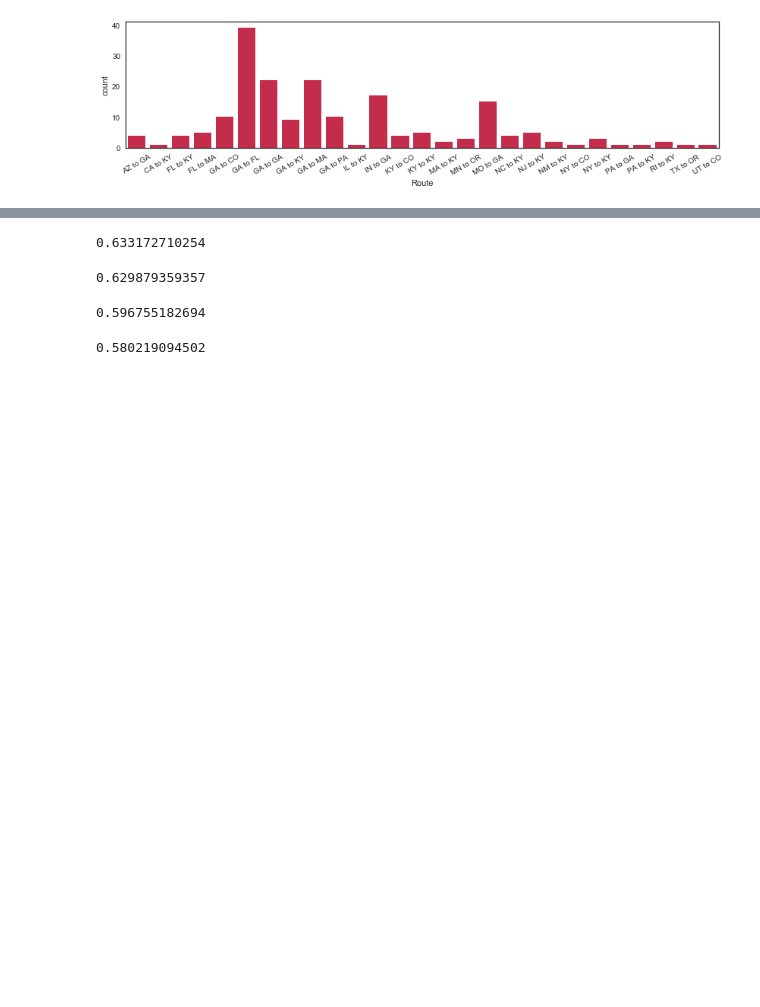
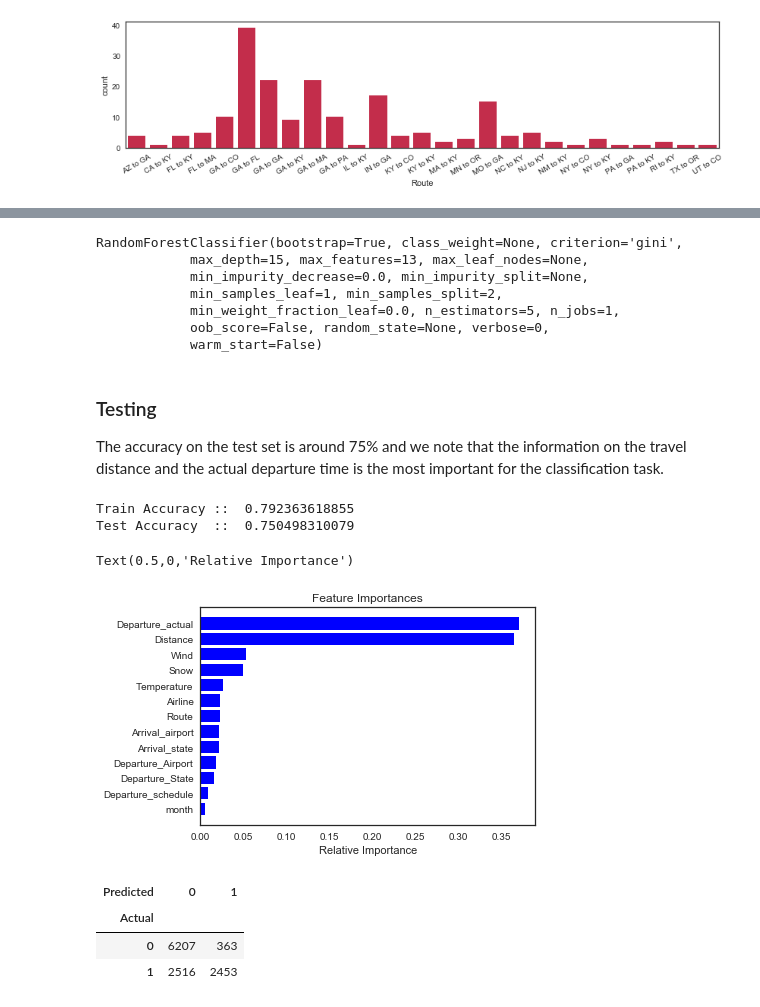
Before and after one commit to alemelis/airplanes, a Jupyter notebook: src/airplanes.ipynb, the cells around one changed output, grey strips where cells are left out. Saved outputs shown, nothing was run; the diff lists cells and outputs as text; code cells hidden in the pictures; blank space fills up the shorter version.

```diff
--- a/src/airplanes.ipynb
+++ b/src/airplanes.ipynb
@@ -319,35 +322,46 @@ X_train, X_test, y_train, y_test = train_test_split(x, y, test_size=.5, random_s
 # %%
-clf = RandomForestClassifier(max_depth=50, n_estimators=10, max_features=X_train.shape[1])
+from sklearn.ensemble import RandomForestClassifier
+
+clf = RandomForestClassifier(max_depth=15, n_estimators=5, max_features=X_train.shape[1])
 clf.fit(X_train, y_train)
-print(clf.score(X_test, y_test))
 # %% [output]
-0.633172710254
+RandomForestClassifier(bootstrap=True, class_weight=None, criterion='gini',
+            max_depth=15, max_features=13, max_leaf_nodes=None,
+            min_impurity_decrease=0.0, min_impurity_split=None,
+            min_samples_leaf=1, min_samples_split=2,
+            min_weight_fraction_leaf=0.0, n_estimators=5, n_jobs=1,
+            oob_score=False, random_state=None, verbose=0,
+            warm_start=False)
-# %%
-clf = DecisionTreeClassifier(max_depth=50)
-clf.fit(X_train, y_train)
-print(clf.score(X_test, y_test))
-# %% [output]
-0.629879359357
-# %%
-# KNeighborsClassifier(3),
-# SVC(kernel="linear", C=0.025),
-# SVC(gamma=2, C=1),
-# GaussianProcessClassifier(1.0 * RBF(1.0)),
-# DecisionTreeClassifier(max_depth=5),
-# RandomForestClassifier(max_depth=5, n_estimators=10, max_features=1),
-# MLPClassifier(alpha=1),
-# AdaBoostClassifier(),
-# GaussianNB(),
-# QuadraticDiscriminantAnalysis()]
-
-clf = KNeighborsClassifier(5)
-clf.fit(X_train, y_train)
-print(clf.score(X_test, y_test))
-# %% [output]
-0.596755182694
-# %%
-clf = MLPClassifier(alpha=1)
-clf.fit(X_train, y_train)
-print(clf.score(X_test, y_test))
-# %% [output]
-0.580219094502
+# %% [markdown]
+### Testing
+
+The accuracy on the test set is around 75% and we note that the information on the travel distance and the actual departure time is the most important for the classification task.
+# %%
+from sklearn.metrics import accuracy_score
+
+pred = clf.predict(X_test)
+
+print("Train Accuracy :: ", accuracy_score(y_train, clf.predict(X_train)))
+print("Test Accuracy  :: ", accuracy_score(y_test, pred))
+# %% [output]
+Train Accuracy ::  0.792363618855
+Test Accuracy  ::  0.750498310079
+# %%
+fimp = clf.feature_importances_
+indices = np.argsort(fimp)
+
+plt.title('Feature Importances')
+plt.barh(range(len(indices)), fimp[indices], color='b', align='center')
+plt.yticks(range(len(indices)), features)
+plt.xlabel('Relative Importance')
+# %% [output]
+Text(0.5,0,'Relative Importance')
+[figure, added]
+# %%
+pred = clf.predict(X_test)
+pd.crosstab(y_test.T[0], pred, rownames=["Actual"], colnames=["Predicted"])
+# %% [output]
+| Predicted | 0 | 1 |
+| Actual |  |  |
+| 0 | 6207 | 363 |
+| 1 | 2516 | 2453 |
```
Also changed, not shown: parts of 25 cells of this notebook.
